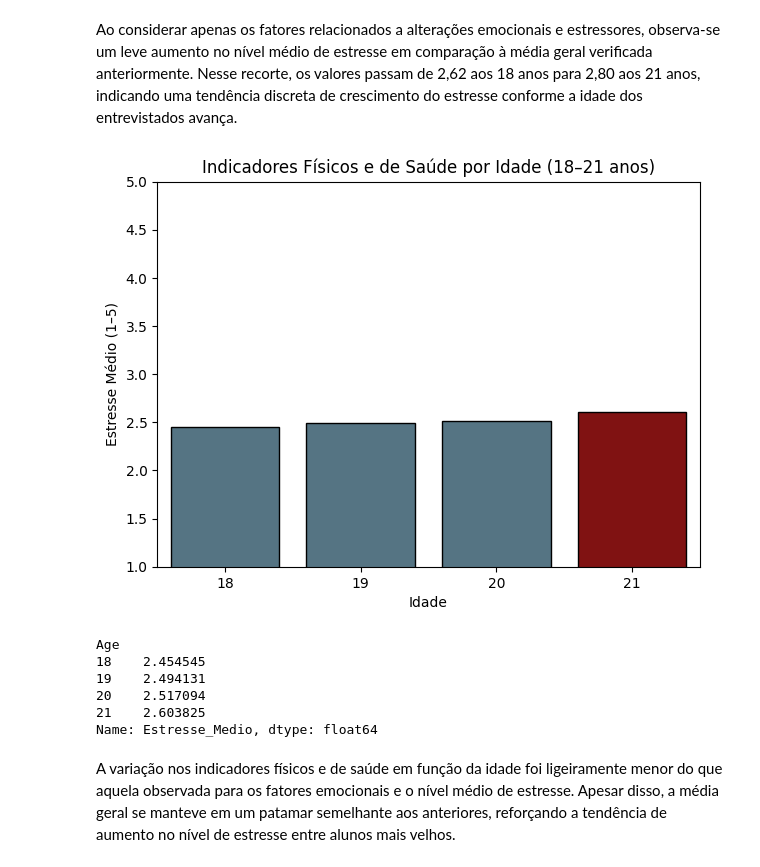
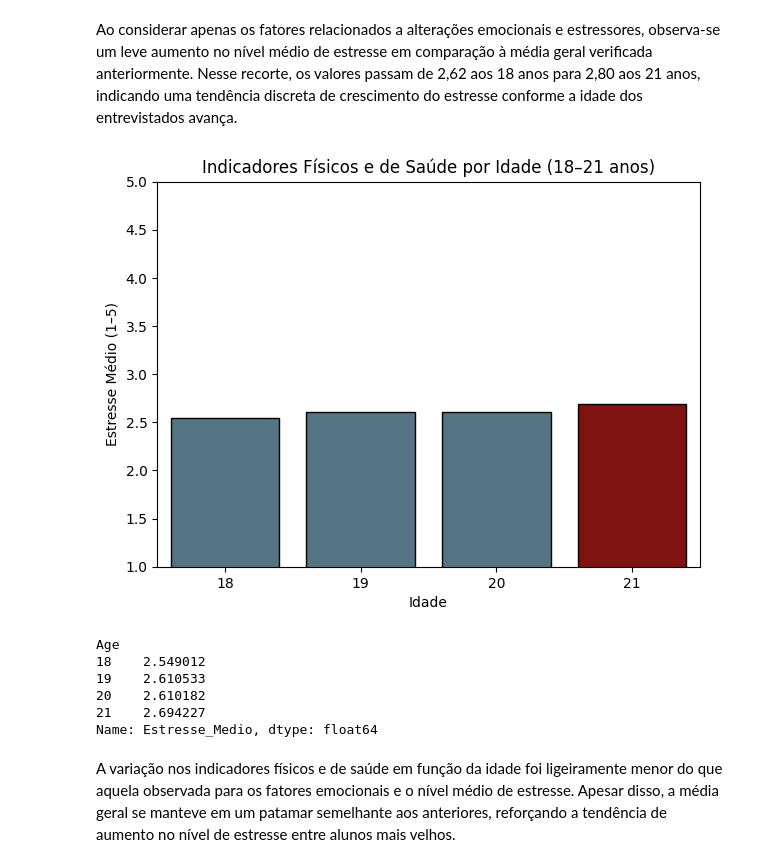
Before and after one commit to camilatsv1/Monitoramento-das-causas-de-estresse-nos-alunos-de-hoje, a Jupyter notebook: notebook_app.ipynb, the cells around one changed output. Drawn from its saved outputs; the diff is of its cells as text; code cells hidden in the pictures.

```diff
--- a/notebook_app.ipynb
+++ b/notebook_app.ipynb
@@ -711,7 +711,7 @@ def estresse1_18a21(df, coluna_idade, colunas_estresse):
 
     return estresse_por_idade
 # %%
-colunas_estresse = [
+colunas_estresse1 = [
     "Have you recently experienced stress in your life?",
     "Have you noticed a rapid heartbeat or palpitations?",
     "Have you been dealing with anxiety or tension recently?",
@@ -722,7 +722,7 @@ colunas_estresse = [
     "Do you often feel lonely or isolated?"
 ]
 
-resultado = estresse1_18a21(df, "Age", colunas_estresse)
+resultado = estresse1_18a21(df, "Age", colunas_estresse1)
 print(resultado)
 # %% [output]
 [figure]
@@ -735,12 +735,12 @@ Name: Estresse_Medio, dtype: float64
 # %% [markdown]
 Ao considerar apenas os fatores relacionados a alterações emocionais e estressores, observa-se um leve aumento no nível médio de estresse em comparação à média geral verificada anteriormente. Nesse recorte, os valores passam de 2,62 aos 18 anos para 2,80 aos 21 anos, indicando uma tendência discreta de crescimento do estresse conforme a idade dos entrevistados avança.
 # %%
-def estresse2_18a21(df, coluna_idade, colunas_estresse):
+def estresse2_18a21(df, coluna_idade, colunas_estresse2):
     """
     Analisa a relação entre idade (18 a 21 anos) e nível de estresse.
     """
     # Criar coluna com estresse médio por participante
-    df["Estresse_Medio"] = df[colunas_estresse].mean(axis=1)
+    df["Estresse_Medio"] = df[colunas_estresse2].mean(axis=1)
 
     # Filtrar somente idades entre 18 e 21 anos
     df_filtro = df[df[coluna_idade].between(18, 21)]
@@ -765,21 +765,21 @@ def estresse2_18a21(df, coluna_idade, colunas_estresse):
 
     return estresse_por_idade
 # %%
-colunas_estresse = [
+colunas_estresse2 = [
     "Have you been getting headaches more often than usual?",
     "Have you been experiencing any illness or health issues?",
     "Have you gained/lost weight?"
 ]
 
 resultado = estresse2_18a21(df, "Age", colunas_estresse)
 print(resultado)
 # %% [output]
-[figure, old version]
+[figure, new version]
 Age
-18    2.454545
-19    2.494131
-20    2.517094
-21    2.603825
+18    2.549012
+19    2.610533
+20    2.610182
+21    2.694227
 Name: Estresse_Medio, dtype: float64
 # %% [markdown]
 A variação nos indicadores físicos e de saúde em função da idade foi ligeiramente menor do que aquela observada para os fatores emocionais e o nível médio de estresse. Apesar disso, a média geral se manteve em um patamar semelhante aos anteriores, reforçando a tendência de aumento no nível de estresse entre alunos mais velhos.
```
Also changed, not shown: parts of 8 cells of this notebook.
